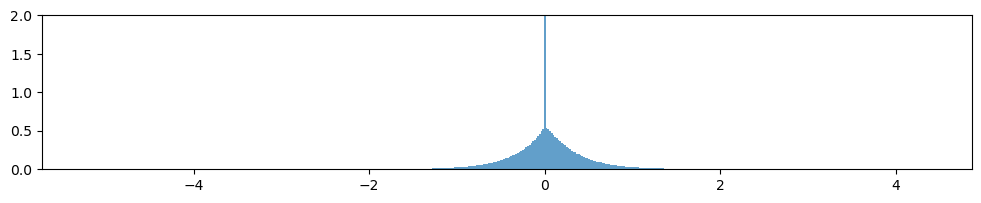
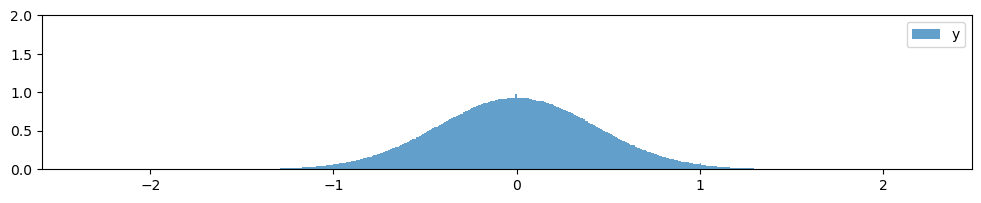
The change to this notebook cell's code, shown as a diff; its figure went from the first image to the second:
--- before
+++ after
@@ -1,7 +1,8 @@
 plt.figure(figsize=(12, 2))
-plt.hist(y, alpha=0.7, bins=500, density=True)
+plt.hist(y, alpha=0.7, bins=500, density=True, label='y')
 if len(side_info_data):
-    plt.hist(side_info_data[0], bins=500, alpha=0.7, density=True)
+    plt.hist(side_info_data[0], bins=500, alpha=0.7, density=True, label='side_info_data')
 plt.ylim(0, 2)
 print(f'near zero vales:{sum(np.abs(y)<0.01)/len(y)*100:.2f}%')
+plt.legend()
 plt.show()

Commit: improved the run_sim to be simpler to use